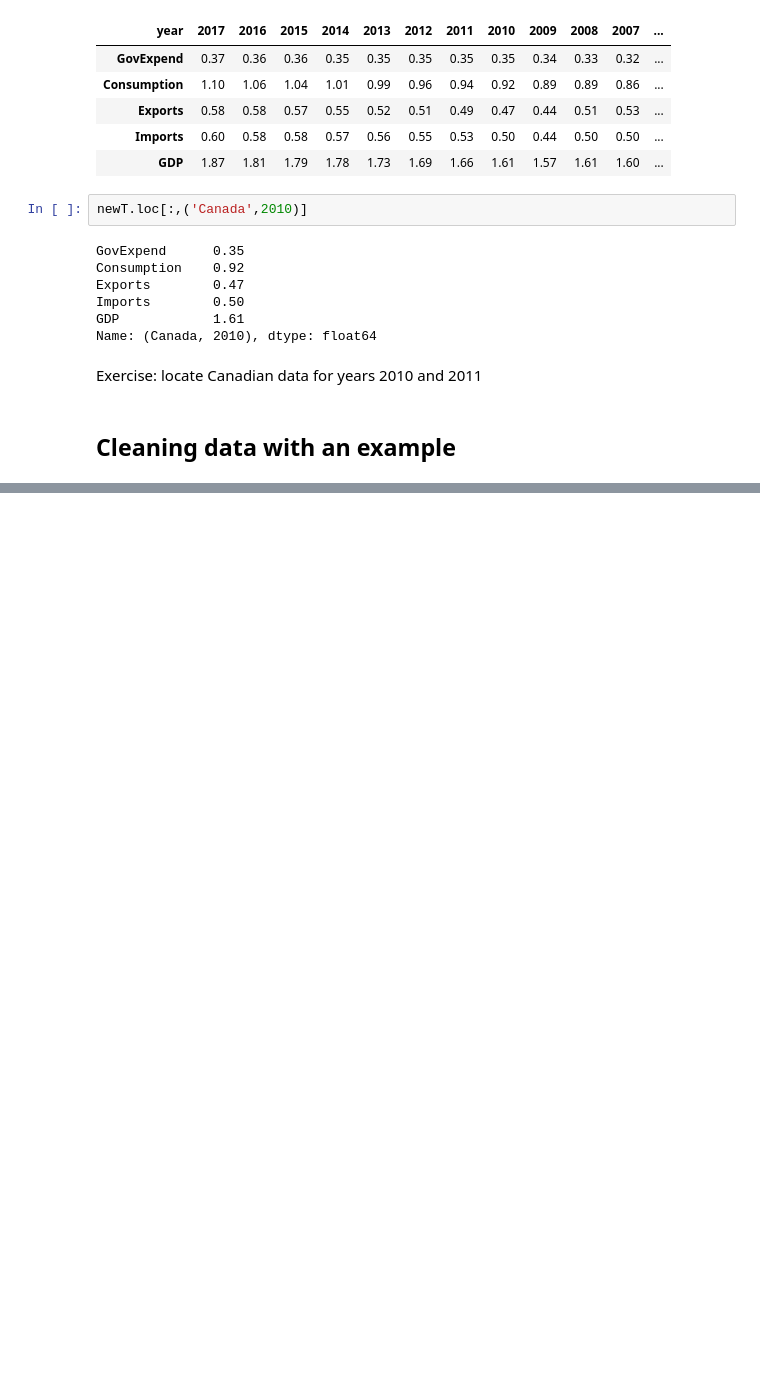
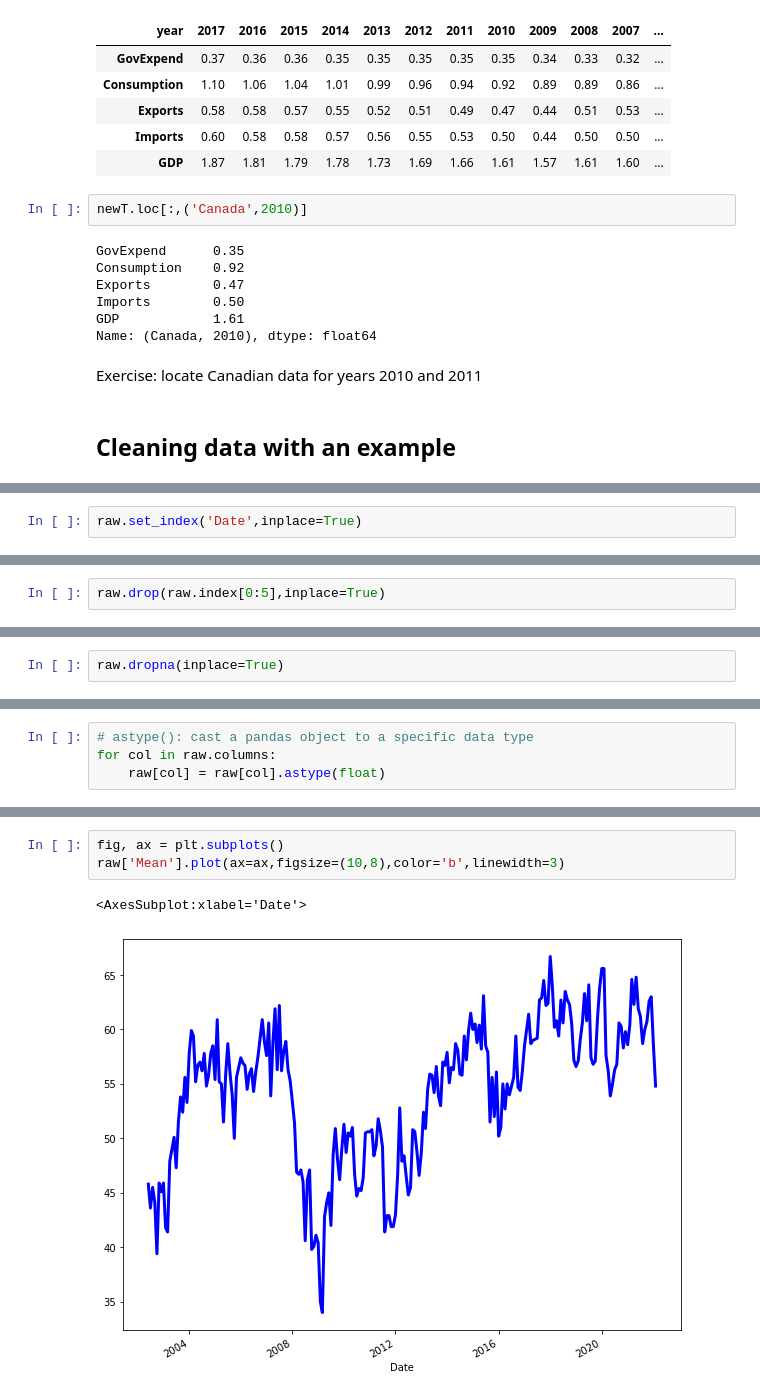
Before and after one commit to weix1996/lectures, a Jupyter notebook: Lecture 12 More Pandas.ipynb, the cells around one changed output, grey strips where cells are left out. Drawn from its saved outputs; the diff is of its cells as text; blank space fills up the shorter version.

```diff
--- a/Lecture 12 More Pandas.ipynb
+++ b/Lecture 12 More Pandas.ipynb
@@ -846,0 +1015,2 @@ Exercise: locate Canadian data for years 2010 and 2011
+# %%
+raw.set_index('Date',inplace=True)
@@ -846,0 +1121,2 @@ Exercise: locate Canadian data for years 2010 and 2011
+# %%
+raw.drop(raw.index[0:5],inplace=True)
@@ -846,0 +1184,2 @@ Exercise: locate Canadian data for years 2010 and 2011
+# %%
+raw.dropna(inplace=True)
@@ -846,0 +1229,4 @@ Exercise: locate Canadian data for years 2010 and 2011
+# %%
+# astype(): cast a pandas object to a specific data type
+for col in raw.columns:
+    raw[col] = raw[col].astype(float)
@@ -846,0 +1250,6 @@ Exercise: locate Canadian data for years 2010 and 2011
+# %%
+fig, ax = plt.subplots()
+raw['Mean'].plot(ax=ax,figsize=(10,8),color='b',linewidth=3)
+# %% [output]
+<AxesSubplot:xlabel='Date'>
+[figure, added]
```
Also changed, not shown: parts of 40 cells of this notebook.
